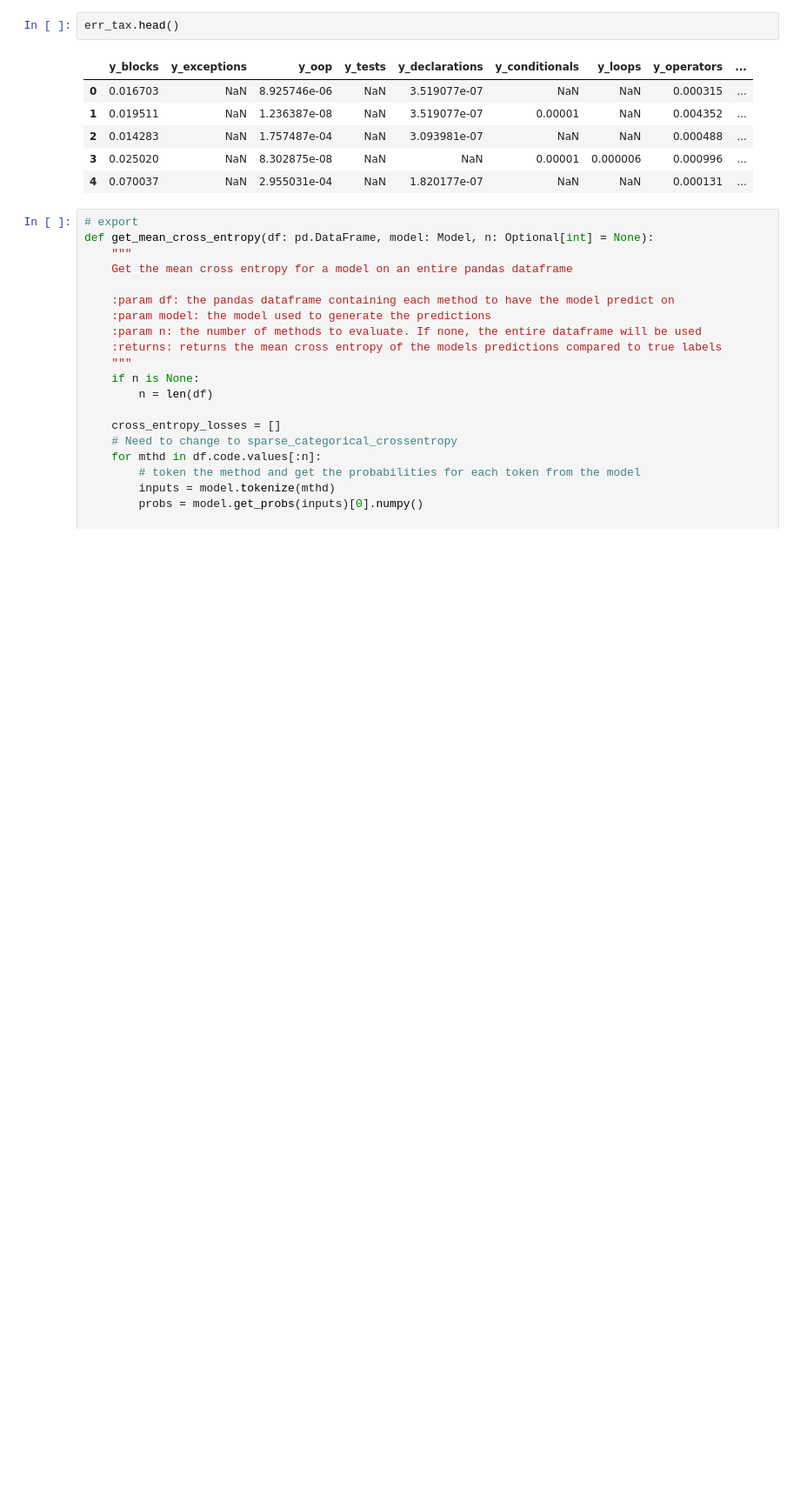
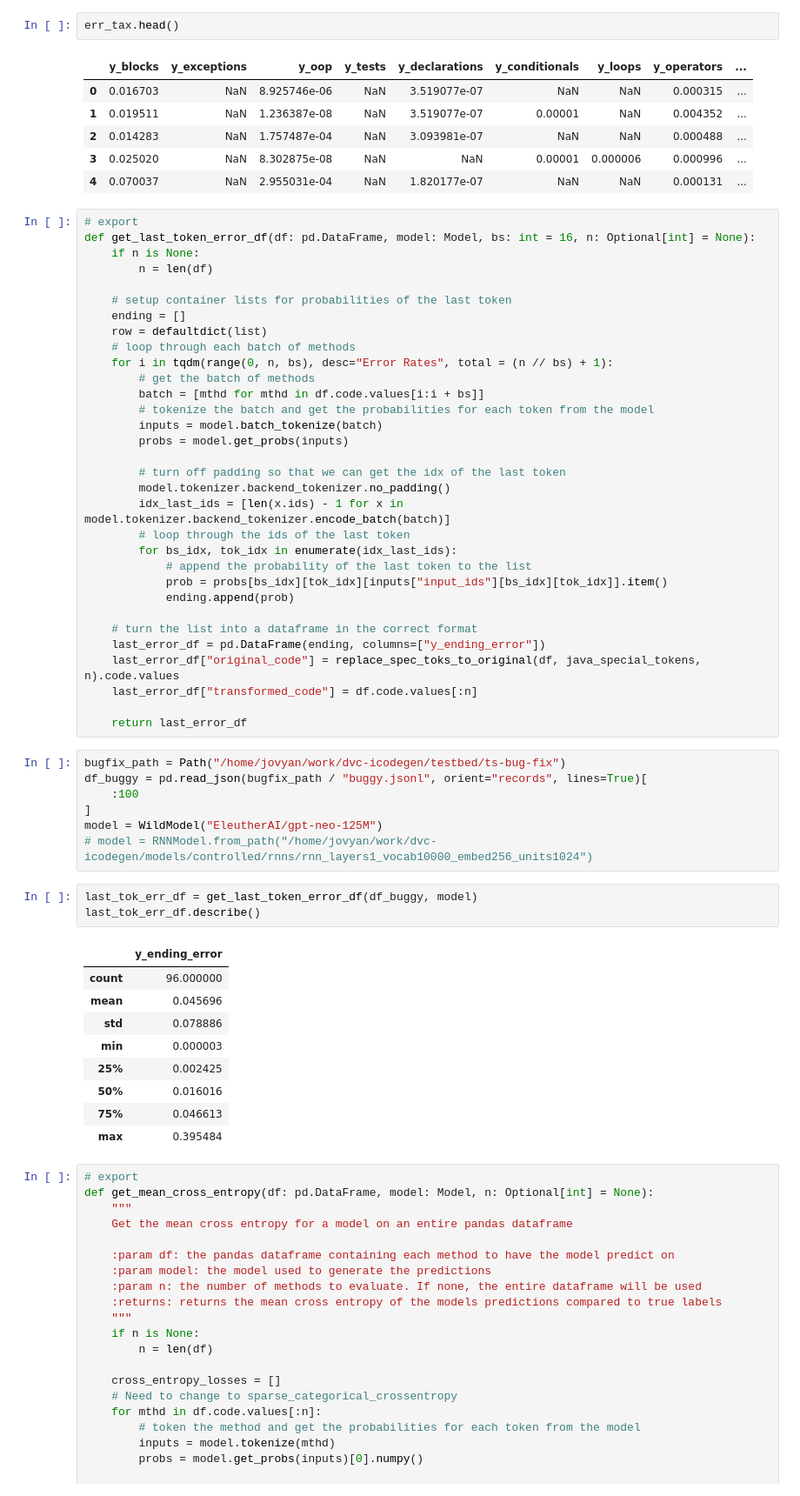
Before and after one commit to ArtificialSoftwareEngineering/InterpretingCodeGeneration, a Jupyter notebook: nbs/04_evaluation.core.ipynb, the cells around one changed output. Shown at 87% size. Drawn from its saved outputs; the diff is of its cells as text; blank space fills up the shorter version.

```diff
--- a/nbs/04_evaluation.core.ipynb
+++ b/nbs/04_evaluation.core.ipynb
@@ -644,6 +617,58 @@ err_tax.head()
 | 2 | 0.014283 | NaN | 1.757487e-04 | NaN | 3.093981e-07 | NaN | NaN | 0.000488 | ... |
 | 3 | 0.025020 | NaN | 8.302875e-08 | NaN | NaN | 0.00001 | 0.000006 | 0.000996 | ... |
 | 4 | 0.070037 | NaN | 2.955031e-04 | NaN | 1.820177e-07 | NaN | NaN | 0.000131 | ... |
+# %%
+# export
+def get_last_token_error_df(df: pd.DataFrame, model: Model, bs: int = 16, n: Optional[int] = None):
+    if n is None:
+        n = len(df)
+
+    # setup container lists for probabilities of the last token
+    ending = []
+    row = defaultdict(list)
+    # loop through each batch of methods
+    for i in tqdm(range(0, n, bs), desc="Error Rates", total = (n // bs) + 1):
+        # get the batch of methods
+        batch = [mthd for mthd in df.code.values[i:i + bs]]
+        # tokenize the batch and get the probabilities for each token from the model
+        inputs = model.batch_tokenize(batch)
+        probs = model.get_probs(inputs)
+
+        # turn off padding so that we can get the idx of the last token
+        model.tokenizer.backend_tokenizer.no_padding()
+        idx_last_ids = [len(x.ids) - 1 for x in model.tokenizer.backend_tokenizer.encode_batch(batch)]
+        # loop through the ids of the last token
+        for bs_idx, tok_idx in enumerate(idx_last_ids):
+            # append the probability of the last token to the list
+            prob = probs[bs_idx][tok_idx][inputs["input_ids"][bs_idx][tok_idx]].item()
+            ending.append(prob)
+
+    # turn the list into a dataframe in the correct format
+    last_error_df = pd.DataFrame(ending, columns=["y_ending_error"])
+    last_error_df["original_code"] = replace_spec_toks_to_original(df, java_special_tokens, n).code.values
+    last_error_df["transformed_code"] = df.code.values[:n]
+
+    return last_error_df
+# %%
+bugfix_path = Path("/home/jovyan/work/dvc-icodegen/testbed/ts-bug-fix")
+df_buggy = pd.read_json(bugfix_path / "buggy.jsonl", orient="records", lines=True)[
+    :100
+]
+model = WildModel("EleutherAI/gpt-neo-125M")
+# model = RNNModel.from_path("/home/jovyan/work/dvc-icodegen/models/controlled/rnns/rnn_layers1_vocab10000_embed256_units1024")
+# %%
+last_tok_err_df = get_last_token_error_df(df_buggy, model)
+last_tok_err_df.describe()
+# %% [output]
+|  | y_ending_error |
+| count | 96.000000 |
+| mean | 0.045696 |
+| std | 0.078886 |
+| min | 0.000003 |
+| 25% | 0.002425 |
+| 50% | 0.016016 |
+| 75% | 0.046613 |
+| max | 0.395484 |
 # %%
 # export
 def get_mean_cross_entropy(df: pd.DataFrame, model: Model, n: Optional[int] = None):
```
Also changed, not shown: parts of 9 cells of this notebook, 5 other files.
